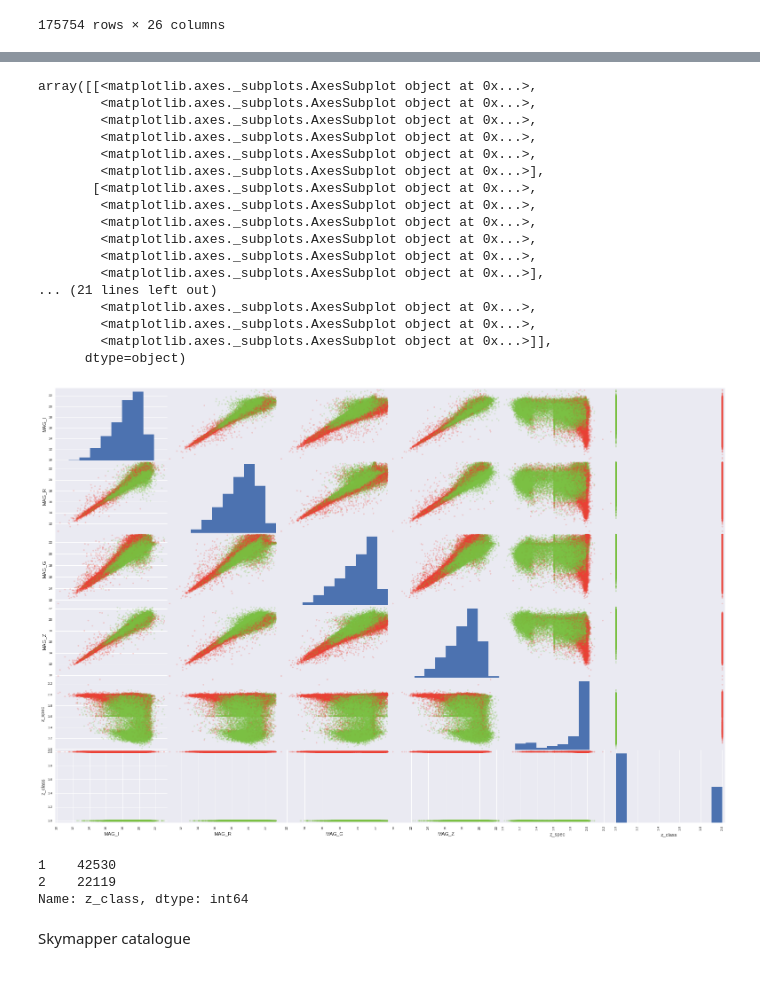
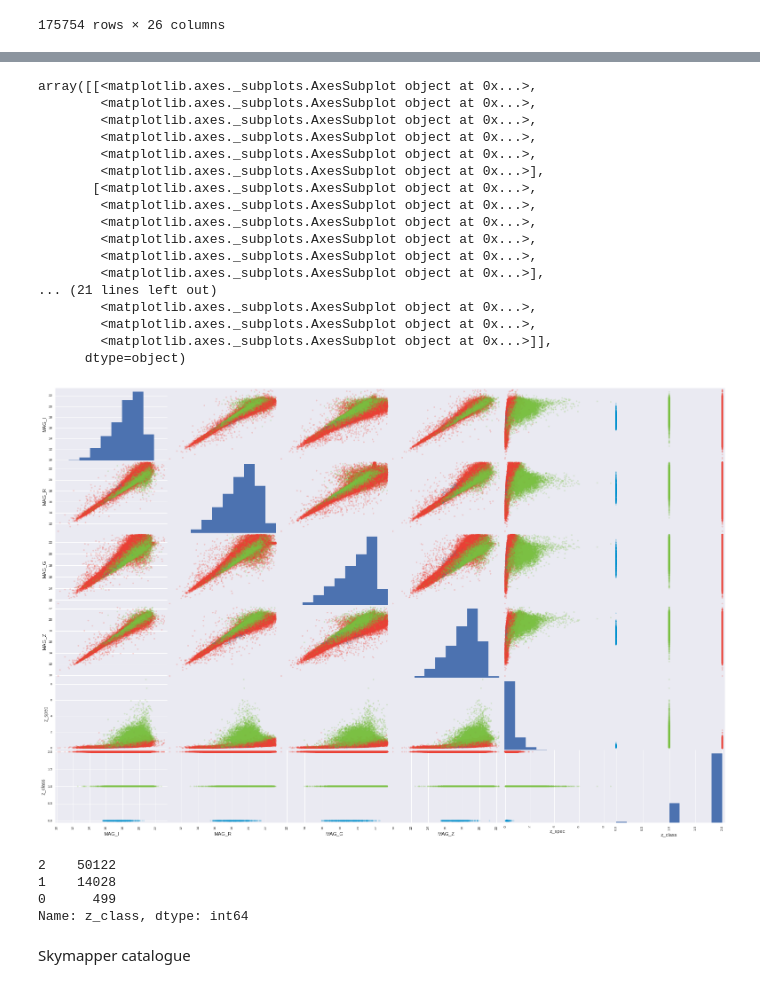
Before and after one commit to Jarnoesse/IA-AGN-with-ML, a Jupyter notebook: classifier_regressor_3.ipynb, the cells around one changed output, grey strips where cells are left out. Drawn from its saved outputs; the diff is of its cells as text; code cells hidden in the pictures.

```diff
--- a/classifier_regressor_3.ipynb
+++ b/classifier_regressor_3.ipynb
@@ -476,5 +456,7 @@ MAE: 0.117
 # %%
-attributes = ["flux_int","flux_peak","MAG_I","MAG_R","MAG_G","MAG_Z","W1-W2","J-KS","KS-W1","G-R","R-Z","Z-J","G-RadioR","W2-RadioR","z_spec"]
+attributes = ["flux_int","flux_peak","MAG_I","MAG_R","MAG_G","MAG_Z","W1-W2","J-KS","KS-W1","G-R","R-Z","Z-J","G-RadioR","W2-RadioR"]
+df_sample["z_spec_1"] = model1.predict(df_sample[attributes].to_numpy())
+attributes = ["flux_int","flux_peak","MAG_I","MAG_R","MAG_G","MAG_Z","W1-W2","J-KS","KS-W1","G-R","R-Z","Z-J","G-RadioR","W2-RadioR","z_spec_1"]
 dataset = df_sample[attributes].to_numpy()
 # %%
 y_class = df_sample["spec_class"].values
@@ -486,14 +472,12 @@ X_train, X_test, y_train_class, y_test_class = train_test_split(dataset, y_class
 # %%
 sampling_strategy_  = {0: 2000,
-                      1: 4000,
-                      2: 10598}
+                      1: 5096,
+                      2: 7096}
 
 ros = RandomOverSampler(random_state=42,sampling_strategy=sampling_strategy_)
-dataset, y_class = ros.fit_resample(dataset, y_class)
-
-X_train, X_test, y_train_class, y_test_class = train_test_split(dataset, y_class, test_size=0.33, random_state=1)
+X_train, y_train_class = ros.fit_resample(X_train, y_train_class)
 # %%
-clf = RandomForestClassifier(max_depth=20, random_state=0)
+clf = RandomForestClassifier(max_depth=10, random_state=0)
 clf.fit(X_train, y_train_class)
 yhat2 = clf.predict(X_test)
 # %%
@@ -505,17 +489,17 @@ array([[ 679,    0,    0],
 # %%
-null = ps_df[des_df["z_spec"].isnull()]
+null_2 = ps_df[des_df["z_spec"].isnull()]
 attributes = ["flux_int","flux_peak","MAG_I","MAG_R","MAG_G","MAG_Z","W1-W2","J-KS","KS-W1","G-R","R-Z","Z-J","G-RadioR","W2-RadioR"]
-null = null[attributes]
+null_2 = null_2[attributes]
 
-predicted_redshifts = model1.predict(null.values)
+predicted_redshifts = model1.predict(null_2.values)
 
-null["z_spec"] = predicted_redshifts
+null_2["z_spec"] = predicted_redshifts
 
-predicted_classes = clf.predict(null.values)
+predicted_classes = clf.predict(null_2.values)
 
-null["z_class"] = predicted_classes
+null_2["z_class"] = predicted_classes
 
 color_wheel = {0: "#0392cf", #blue Star
                1: "#7bc043", #green AGN
                2: "#ee4035"} #red Galaxy
-colors = null["z_class"].map(lambda x: color_wheel.get(x))
+colors = null_2["z_class"].map(lambda x: color_wheel.get(x))
@@ -538,30 +522,31 @@ null
 # %%
 attributes = ["MAG_I","MAG_R","MAG_G","MAG_Z","z_spec","z_class"]
-scatter_matrix(null[attributes],color = colors, figsize=(27,18),alpha = 0.2)
+scatter_matrix(null_2[attributes],color = colors, figsize=(27,18),alpha = 0.2)
 # %% [output]
 array([[<matplotlib.axes._subplots.AxesSubplot object at 0x...>,
         <matplotlib.axes._subplots.AxesSubplot object at 0x...>,
         <matplotlib.axes._subplots.AxesSubplot object at 0x...>,
         <matplotlib.axes._subplots.AxesSubplot object at 0x...>,
         <matplotlib.axes._subplots.AxesSubplot object at 0x...>,
         <matplotlib.axes._subplots.AxesSubplot object at 0x...>],
        [<matplotlib.axes._subplots.AxesSubplot object at 0x...>,
         <matplotlib.axes._subplots.AxesSubplot object at 0x...>,
         <matplotlib.axes._subplots.AxesSubplot object at 0x...>,
         <matplotlib.axes._subplots.AxesSubplot object at 0x...>,
         <matplotlib.axes._subplots.AxesSubplot object at 0x...>,
         <matplotlib.axes._subplots.AxesSubplot object at 0x...>],
 ... (21 lines left out)
         <matplotlib.axes._subplots.AxesSubplot object at 0x...>,
         <matplotlib.axes._subplots.AxesSubplot object at 0x...>,
         <matplotlib.axes._subplots.AxesSubplot object at 0x...>]],
       dtype=object)
-[figure, old version]
+[figure, new version]
 # %%
-null["z_class"].value_counts()
+null_2["z_class"].value_counts()
 # %% [output]
-1    42530
-2    22119
+2    50122
+1    14028
+0      499
 Name: z_class, dtype: int64
 # %% [markdown]
 Skymapper catalogue
```
Also changed, not shown: parts of 117 cells of this notebook.
